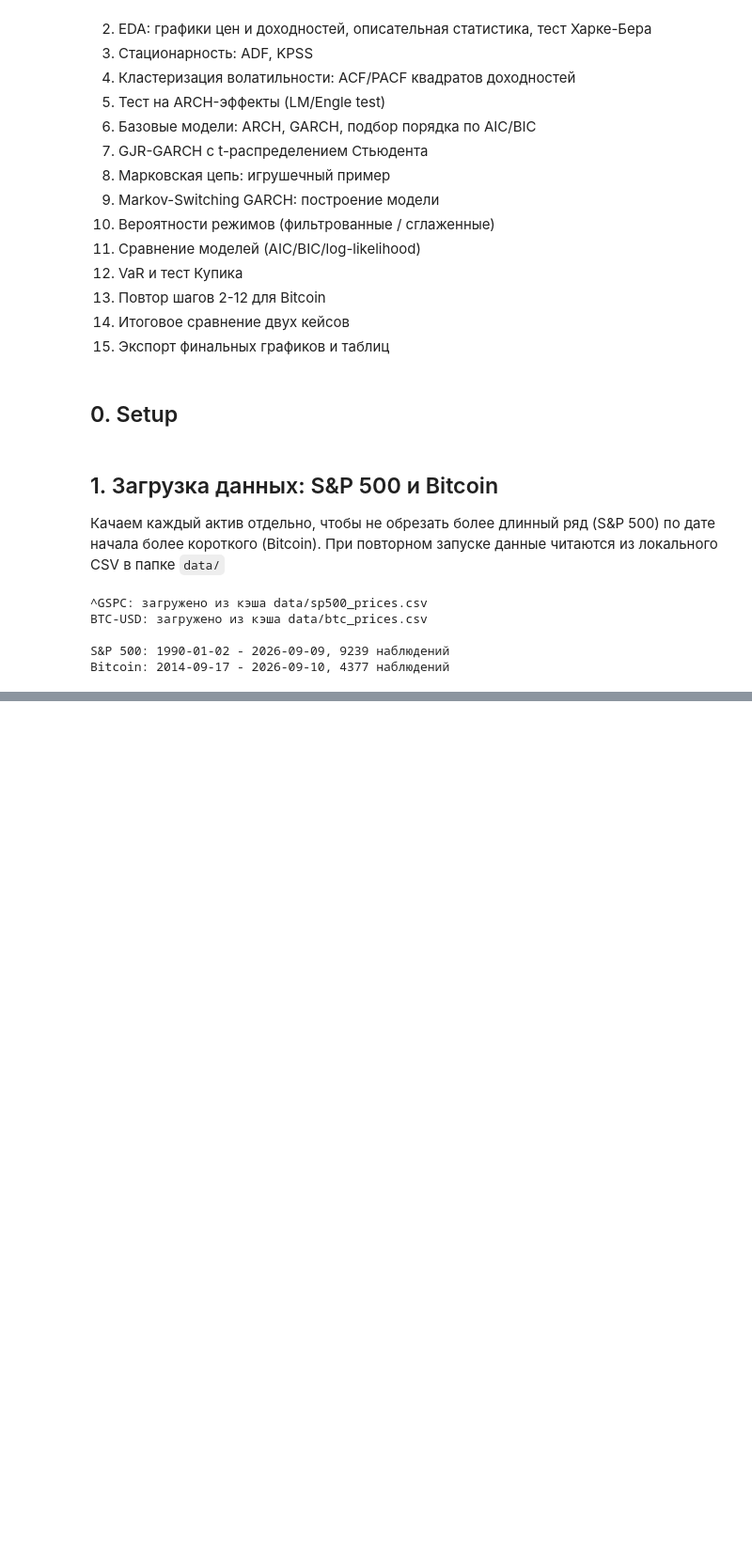
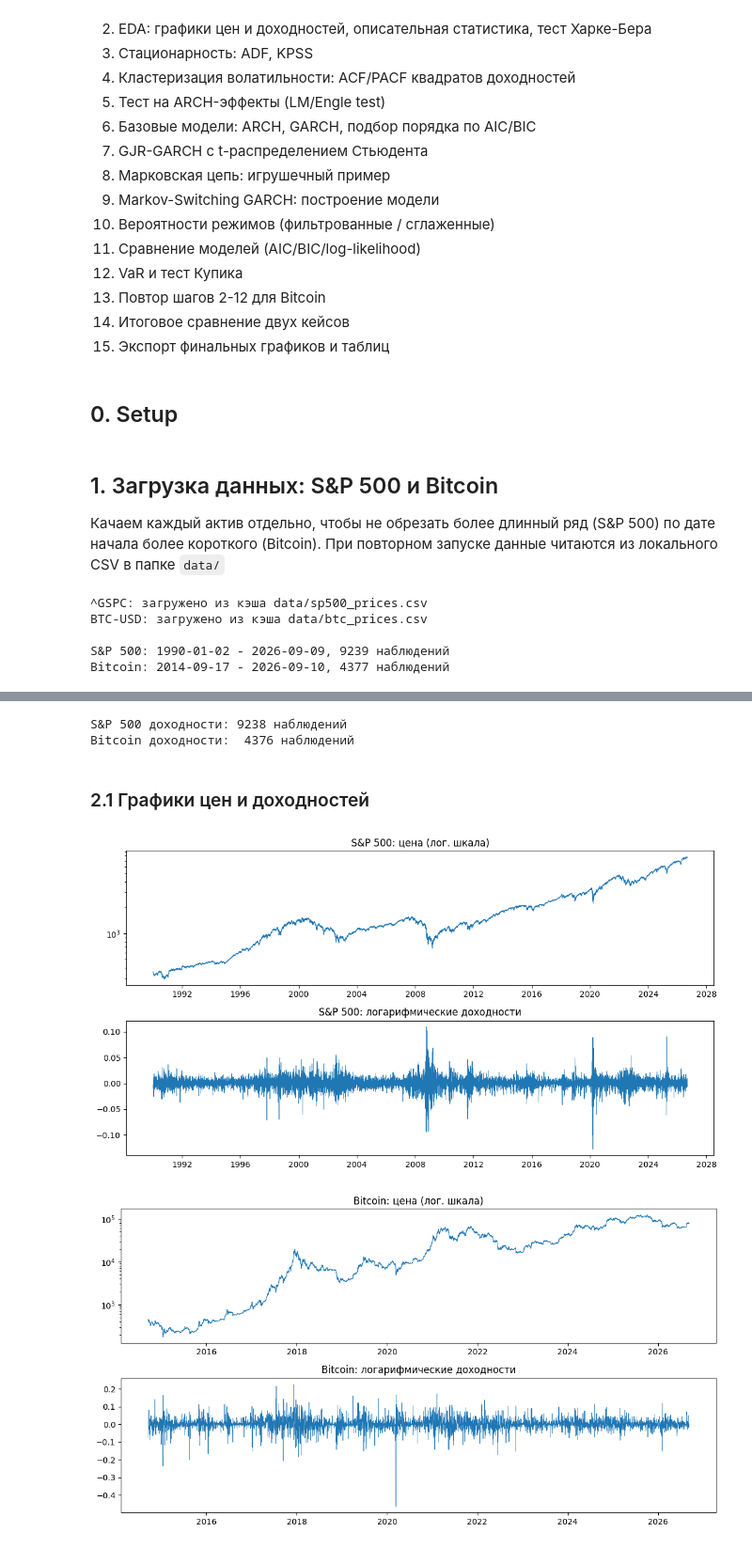
Before and after one commit to kdnvnadya/ms-garch, a Jupyter notebook: vkr_msgarch_1.ipynb, the cells around one changed output, grey strips where cells are left out. Shown at 94% size. Cells and saved outputs as stored; diff of their text form; code cells hidden in the pictures; blank space fills up the shorter version.

```diff
--- a/vkr_msgarch_1.ipynb
+++ b/vkr_msgarch_1.ipynb
@@ -78,0 +83,29 @@ Bitcoin: 2014-09-17 - 2026-09-10, 4377 наблюдений
+# %%
+sp500_returns = np.log(sp500_prices / sp500_prices.shift(1)).dropna()
+btc_returns   = np.log(btc_prices / btc_prices.shift(1)).dropna()
+
+print(f'S&P 500 доходности: {len(sp500_returns)} наблюдений')
+print(f'Bitcoin доходности:  {len(btc_returns)} наблюдений')
+# %% [output]
+S&P 500 доходности: 9238 наблюдений
+Bitcoin доходности:  4376 наблюдений
+# %% [markdown]
+### 2.1 Графики цен и доходностей
+# %%
+def plot_price_and_returns(prices, returns, name):
+    fig, axes = plt.subplots(2, 1, figsize=(11, 6), sharex=False)
+    axes[0].plot(prices.index, prices.values, linewidth=0.8)
+    axes[0].set_yscale('log')
+    axes[0].set_title(f'{name}: цена (лог. шкала)')
+
+    axes[1].plot(returns.index, returns.values, linewidth=0.5)
+    axes[1].set_title(f'{name}: логарифмические доходности')
+    plt.tight_layout()
+    plt.show()
+
+
+plot_price_and_returns(sp500_prices, sp500_returns, 'S&P 500')
+plot_price_and_returns(btc_prices, btc_returns, 'Bitcoin')
+# %% [output]
+[figure, added]
+[figure, added]
```
Also changed, not shown: parts of 1 cell of this notebook.
